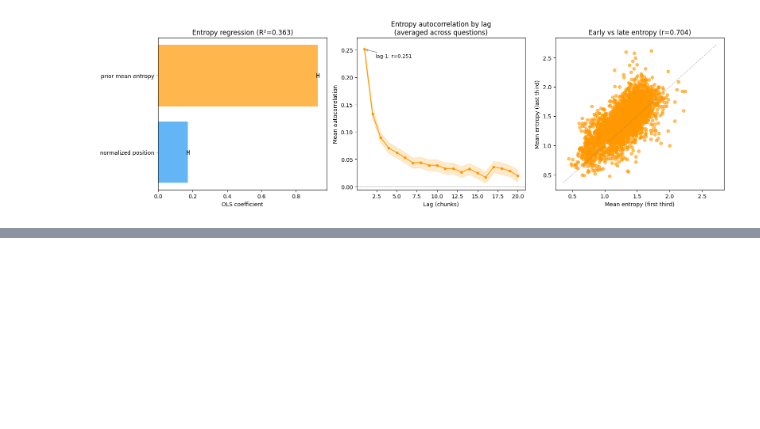
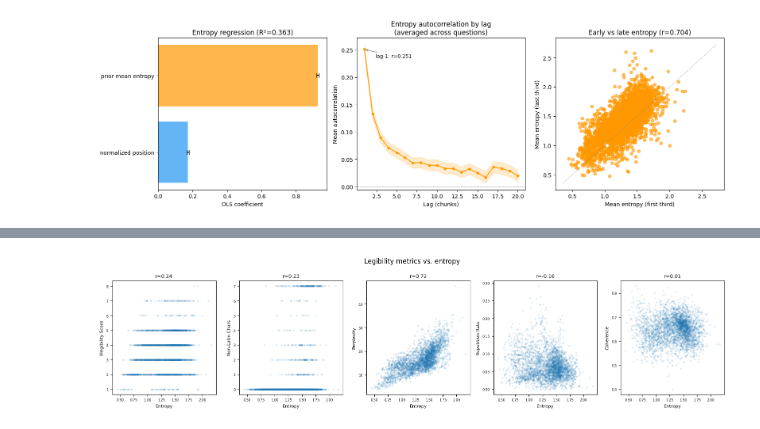
Before and after one commit to lbernick/cot_legibility, a Jupyter notebook: explore_qwq.ipynb, the cells around one changed output, grey strips where cells are left out. Drawn from its saved outputs; the diff is of its cells as text; code cells hidden in the pictures; blank space fills up the shorter version.

```diff
--- a/explore_qwq.ipynb
+++ b/explore_qwq.ipynb
@@ -3244,0 +3299,36 @@ chunked_df.to_parquet("chunk_size_500.parquet")
+# %%
+import matplotlib.pyplot as plt
+import numpy as np
+from scipy import stats
+
+metrics = {
+    "legibility_score": "Illegibility Score",
+    "reasoning_non_latin_chars": "Non-Latin Chars",
+    "reasoning_perplexity": "Perplexity",
+    "reasoning_repetition": "Repetition Rate",
+    "reasoning_coherence": "Coherence",
+}
+
+plot_df = df[~np.isinf(df["reasoning_perplexity"]) & pd.notna(df["avg_reasoning_entropy"])].copy()
+p99 = plot_df["reasoning_non_latin_chars"].quantile(0.95)
+plot_df["reasoning_non_latin_chars"] = plot_df["reasoning_non_latin_chars"].clip(upper=p99)
+
+keys = list(metrics.keys())
+n = len(keys)
+fig, axes = plt.subplots(1, n, figsize=(16, 4))
+
+for ax, key in zip(axes, keys):
+    x, y = plot_df[["avg_reasoning_entropy", key]].dropna().values.T
+    ax.scatter(x, y, alpha=0.1, s=5)
+    r, _ = stats.pearsonr(x, y)
+    ax.set_title(f"r={r:.2f}", fontsize=9)
+    ax.set_xlabel("Entropy", fontsize=8)
+    ax.set_ylabel(metrics[key], fontsize=8)
+    ax.tick_params(labelsize=6)
+
+plt.suptitle("Legibility metrics vs. entropy")
+plt.savefig("plots/legibility_metrics_vs_entropy.png")
+plt.tight_layout()
+plt.show()
+# %% [output]
+[figure, added]
```
Also changed, not shown: parts of 5 cells of this notebook, 2 other files.
